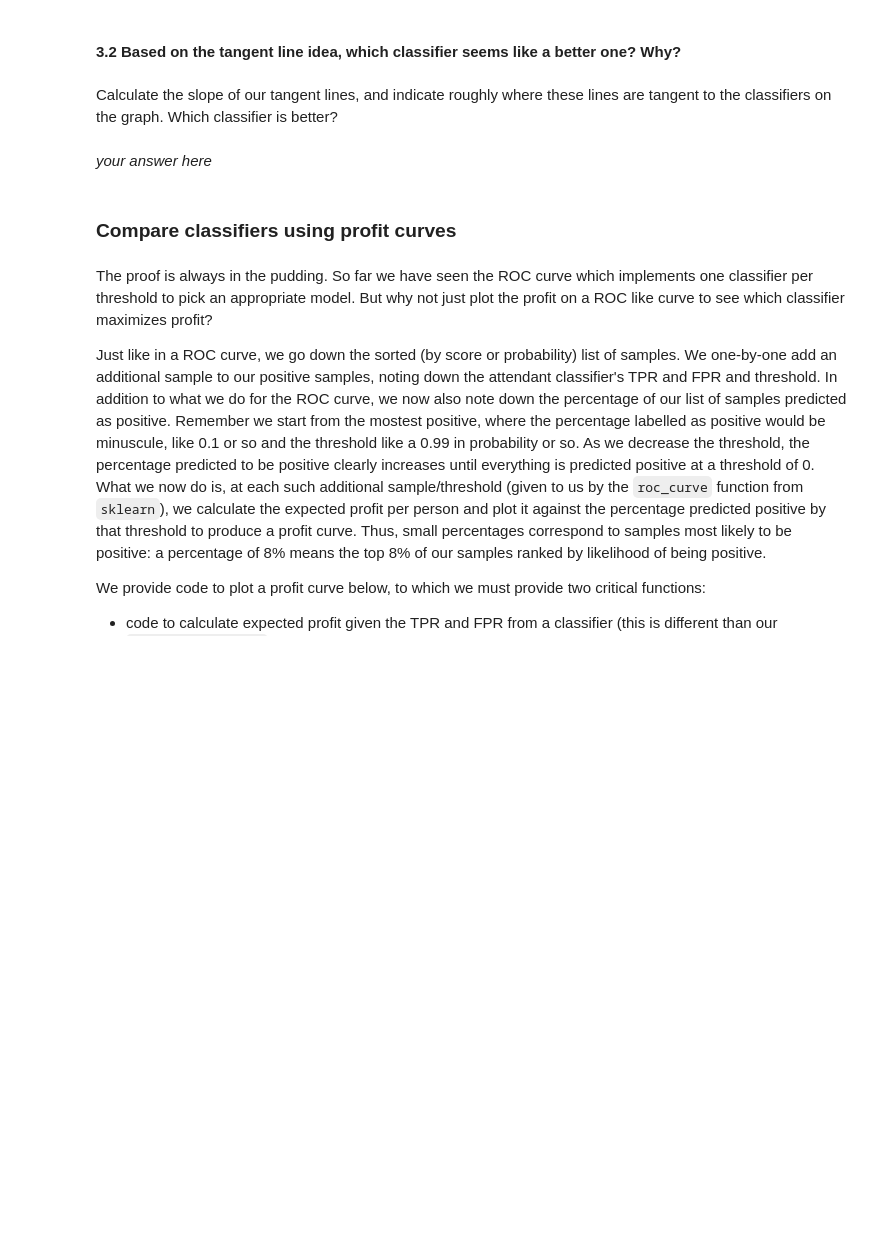
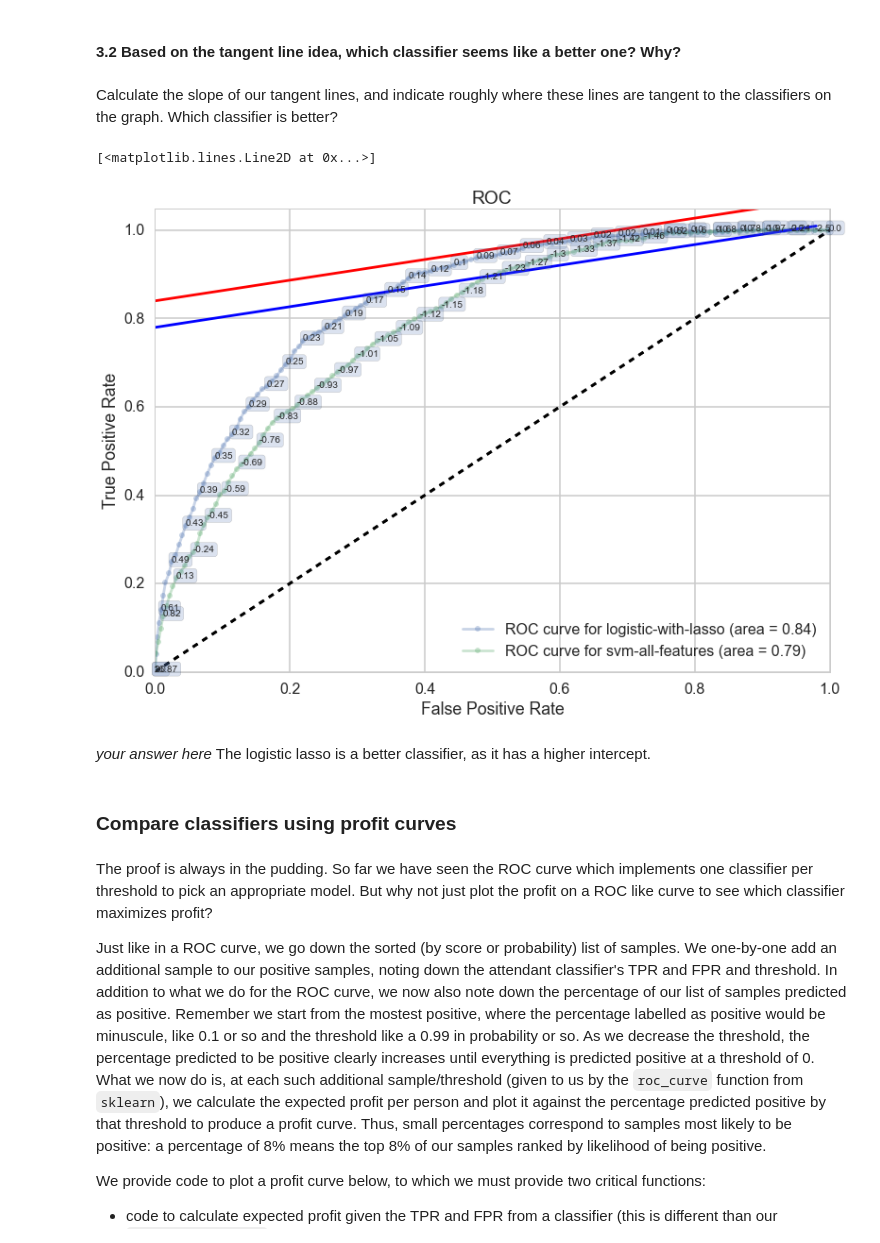
Before and after one commit to ciyer64/cs109-hw, a Jupyter notebook: hw3.ipynb, the cells around one changed output. Saved outputs shown, nothing was run; the diff lists cells and outputs as text; code cells hidden in the pictures; blank space fills up the shorter version.

```diff
--- a/hw3.ipynb
+++ b/hw3.ipynb
@@ -818,5 +934,33 @@ Calculate the slope of our tangent lines, and indicate roughly where these lines
-# %% [markdown]
-*your answer here*
+# %%
+#your code here
+#risk_matrix
+def rat(cost):
+    return (cost[0,1] - cost[0,0])/(cost[1,0]-cost[1,1])
+slope = rat(risk_matrix)*(np.mean(ytest==0)/np.mean(ytest==1))
+
+z1=np.arange(0.,1., 0.02)
+def plot_line(ax, intercept):
+    plt.figure(figsize=(12,12))
+    ax=plt.gca()
+    ax.set_xlim([0.0,1.0])
+    ax.set_ylim([0.0,1.0])
+    make_roc("logistic-with-lasso",clflog, ytest, Xtest, labe=200, skip=50)
+    make_roc("svm-all-features",clfsvm, ytest, Xtest, labe=200, proba=False, skip=50)
+    ax.plot(z1 , slope*z1 + intercept, 'k-')
+
+from IPython.html.widgets import interact, fixed
+#interact(plot_line, ax=fixed(ax), intercept=(0.0,1.0, 0.02))
+
+make_roc("logistic-with-lasso",clflog, ytest, Xtest, labe=200, skip=50)
+make_roc("svm-all-features",clfsvm, ytest, Xtest, labe=200, proba=False, skip=50)
+plt.plot(z1, slope*z1+0.84,'r')
+plt.plot(z1, slope*z1+0.78,'b')
+# %% [output]
+[<matplotlib.lines.Line2D at 0x...>]
+[figure, added]
+# %% [markdown]
+*your answer here*
+The logistic lasso is a better classifier, as it has a higher intercept.
 # %% [markdown]
 ### Compare classifiers using profit curves
 # %% [markdown]
```
Also changed, not shown: parts of 75 cells of this notebook.
